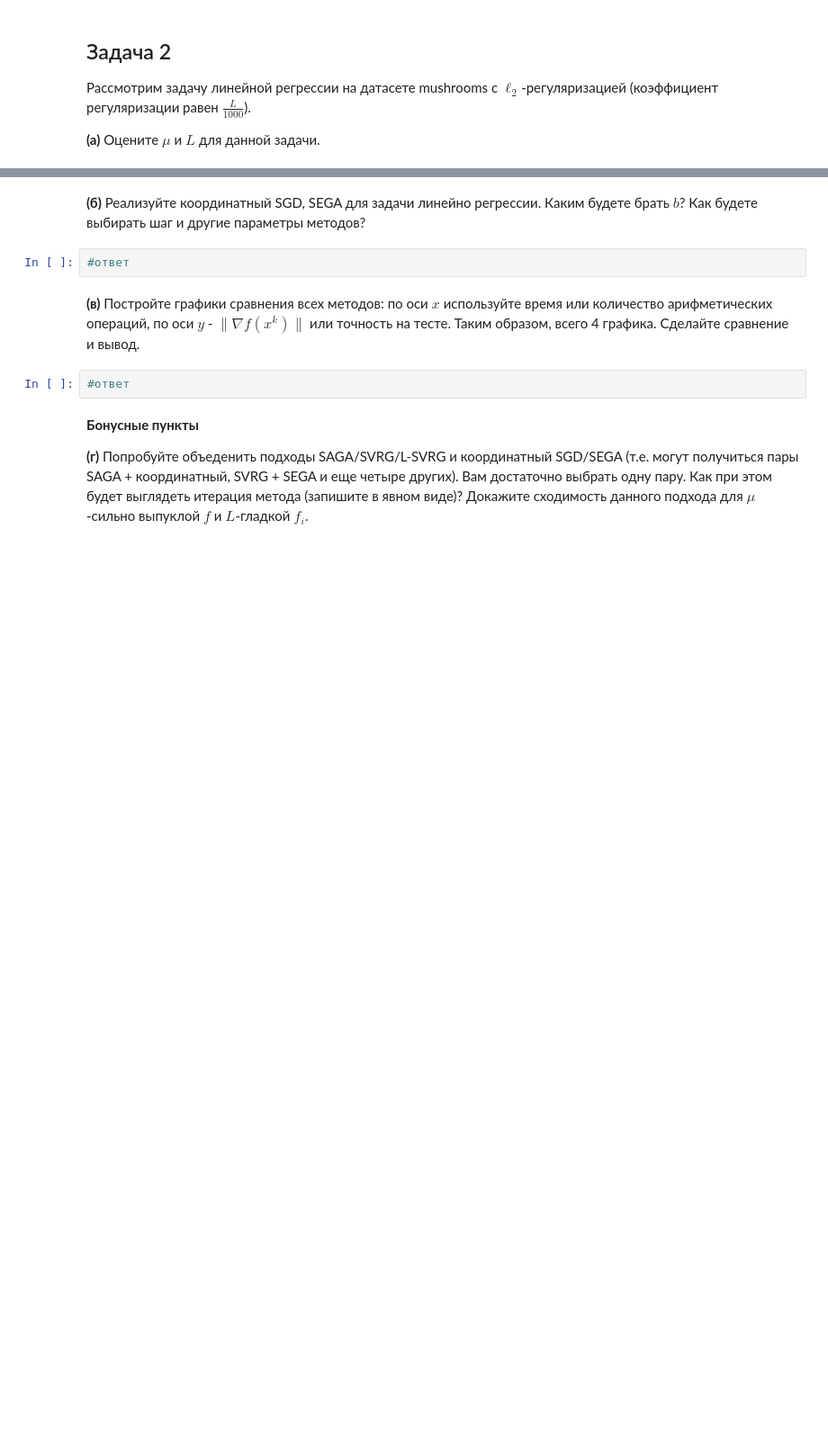
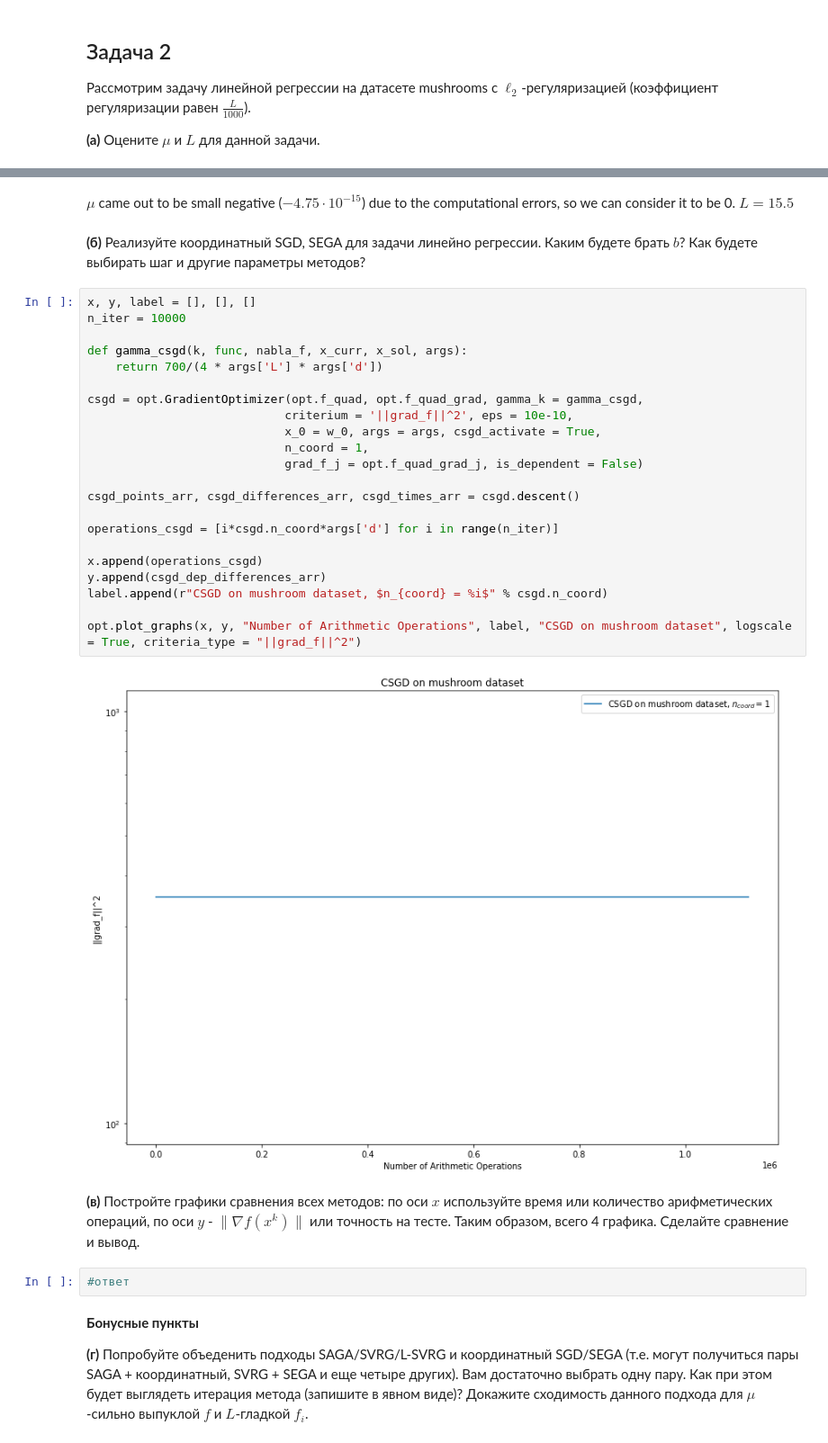
Before and after one commit to k2a07/MIPT-homeworks, a Jupyter notebook: Acharya_Kirill_Optimization_HW_6.ipynb, the cells around one changed output, grey strips where cells are left out. Shown at 90% size. Saved outputs shown, nothing was run; the diff lists cells and outputs as text; blank space fills up the shorter version.

```diff
--- a/Acharya_Kirill_Optimization_HW_6.ipynb
+++ b/Acharya_Kirill_Optimization_HW_6.ipynb
@@ -83,7 +193,31 @@ __(а)__ Оцените $\mu$ и $L$ для данной задачи.
+# %% [markdown]
+$\mu$ came out to be small negative ($-4.75 \cdot 10^{-15}$) due to the computational errors, so we can consider it to be 0. $L = 15.5$
 # %% [markdown]
 __(б)__ Реализуйте координатный SGD, SEGA для задачи линейно регрессии. Каким будете брать $b$? Как будете выбирать шаг и другие параметры методов?
-# %%
-#ответ
+# %%
+x, y, label = [], [], []
+n_iter = 10000
+
+def gamma_csgd(k, func, nabla_f, x_curr, x_sol, args):
+    return 700/(4 * args['L'] * args['d'])
+
+csgd = opt.GradientOptimizer(opt.f_quad, opt.f_quad_grad, gamma_k = gamma_csgd,
+                            criterium = '||grad_f||^2', eps = 10e-10,
+                            x_0 = w_0, args = args, csgd_activate = True,
+                            n_coord = 1,
+                            grad_f_j = opt.f_quad_grad_j, is_dependent = False)
+
+csgd_points_arr, csgd_differences_arr, csgd_times_arr = csgd.descent()
+
+operations_csgd = [i*csgd.n_coord*args['d'] for i in range(n_iter)]
+
+x.append(operations_csgd)
+y.append(csgd_dep_differences_arr)
+label.append(r"CSGD on mushroom dataset, $n_{coord} = %i$" % csgd.n_coord)
+
+opt.plot_graphs(x, y, "Number of Arithmetic Operations", label, "CSGD on mushroom dataset", logscale = True, criteria_type = "||grad_f||^2")
+# %% [output]
+[figure, added]
 # %% [markdown]
 __(в)__ Постройте графики сравнения всех методов: по оси $x$ используйте время или количество арифметических операций, по оси $y$ - $\|\nabla f(x^k)\|$ или точность на тесте. Таким образом, всего 4 графика. Сделайте сравнение и вывод.
 # %%
```
Also changed, not shown: parts of 18 cells of this notebook.
